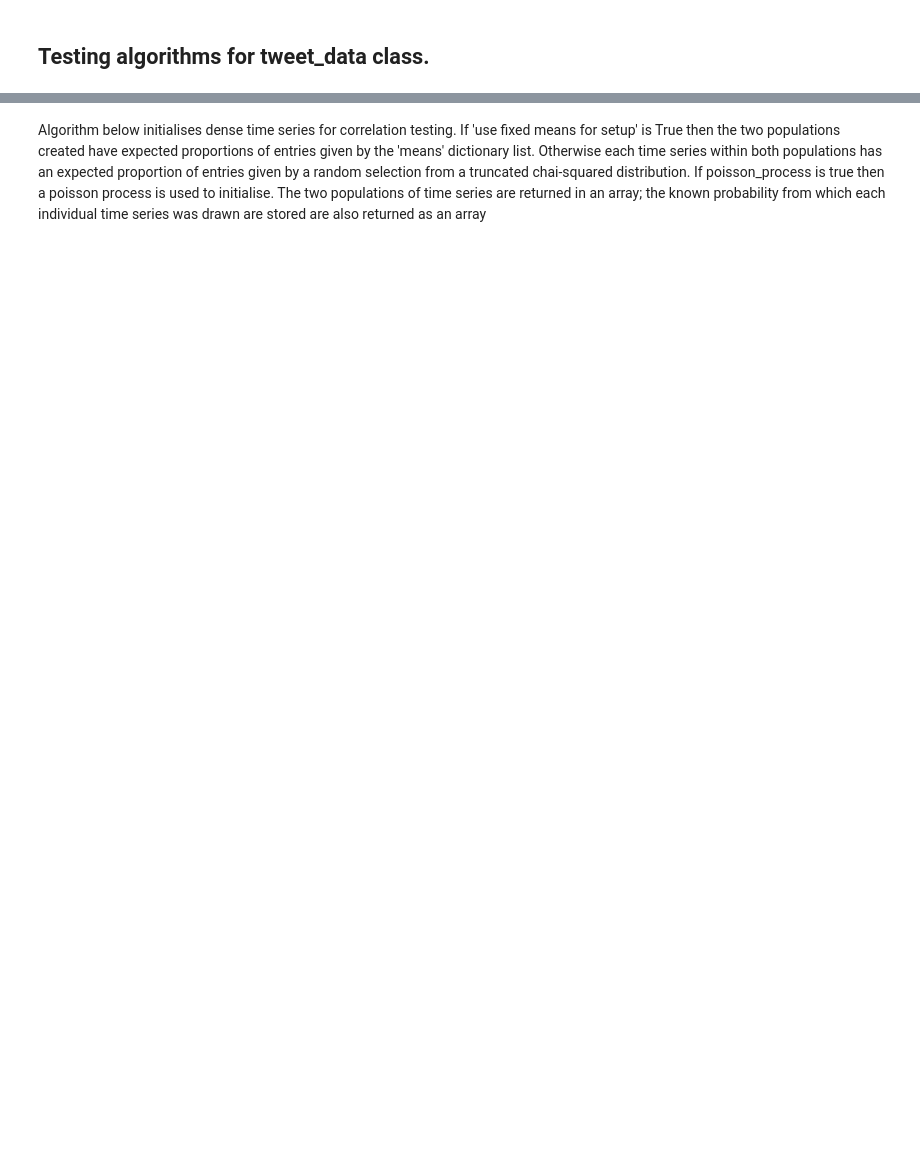
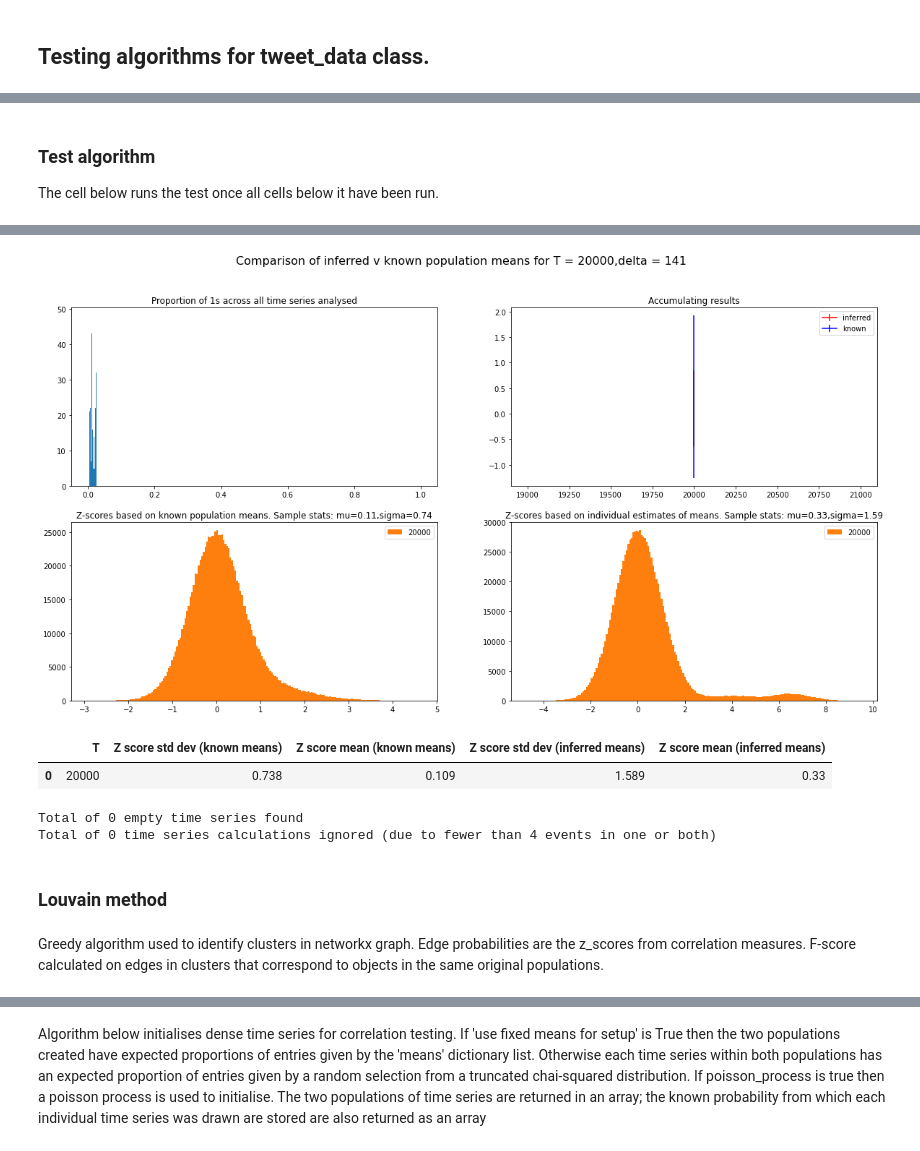
Before and after one commit to owenldennis/Tweet-timings, a Jupyter notebook: src/Tweet_project_tests.ipynb, the cells around one changed output, grey strips where cells are left out. Drawn from its saved outputs; the diff is of its cells as text; code cells hidden in the pictures; blank space fills up the shorter version.

Commit message:
Multiple populations working but not storing results

```diff
--- a/src/Tweet_project_tests.ipynb
+++ b/src/Tweet_project_tests.ipynb
@@ -2,0 +5,69 @@
+# %% [markdown]
+### Test algorithm
+The cell below runs the test once all cells below it have been run.
+# %%
+import pointwise_correlation as pc
+import time_series_correlation as tc
+import numpy as np
+import matplotlib.pyplot as plt
+import pandas as pd
+plt.rcParams['figure.figsize']=[20,10]
+
+pc.SHORT_TIME_SERIES_Z_SCORES = []
+pc.EMPTY_TIME_SERIES_COUNT = 0
+# parameter dictionary
+params_dict = {
+#                'T' : 1000                        # Length of each time series
+                'n' : 5000,                      # How many time series in each population
+               'Use external intialisation' : True,
+#               'Use population means' : True, # Refers to whether correlation calculation is based on pre-determined or measured means
+
+                'Use fixed means for setup' : True, # Refers to whether population(s) taken from given means or chai-squared dist
+                'p1' : 0.1,
+                'p2' : 0.5,            # mean occurences from which populations will be drawn
+
+#               'Test_mode' : False,
+#                'dense' : True,  # only needed for time_series_correlation (obsolete class)
+                'sparse': False # must be false - only dense time series can be analysed
+                    }
+
+# if combining multiple populations, these are the parameters for initialising.
+multiple_population_params={'clusters':20,'mean lag range' : [10,50],'event probability range':[0.001,0.02],
+                            'noise scaling' : 0.5,'pop_sizes':[100,50]}
+multiple_population_params['use fixed means']=params_dict['Use fixed means for setup']
+
+
+
+# decide how to interpret the event probability range and mean lag range
+# 'no interpretation' means the lists are passed as they are and their lengths must match the number of clusters
+# 'given values only' means only the values given can be selected and these will be chosen randomly
+# 'min max' means the values passed are the lower and higher limits and a uniform selection is made
+
+#multiple_population_params['Method to interpret prob ranges']='no interpretation' # this passes the lists directly
+multiple_population_params['Method to interpret prob ranges']=np.random.choice(['given values only','min max'])
+
+
+
+lengths=[20000]  # Which lengths of time series to run the algorithm for
+
+td_to_store,df=compare_inferred_and_known_means(version=pc,xs=lengths,params=params_dict,
+                                    multiple_populations=True,multiple_pop_params=multiple_population_params,
+                                    poisson_process=True,disjoint=False,verbose=True)
+plt.show()
+display(df)
+
+short_ts_data = np.array(pc.SHORT_TIME_SERIES_Z_SCORES)
+print("Total of {0} empty time series found".format(pc.EMPTY_TIME_SERIES_COUNT))
+print("Total of {0} time series calculations ignored (due to fewer than 4 events in one or both)".format(len(short_ts_data)))
+
+if len(short_ts_data):
+    df = pd.DataFrame(list(np.transpose([[min(ts_data[0],ts_data[1]) for ts_data in short_ts_data],list(short_ts_data[:,2])])),
+                      columns = ['Length of short time series','Z score'])
+    print("Z_scores for comparisons involving very short series averaged : {0}".format(np.mean(short_ts_data[:,2])))
+    #plt.plot([min(ts_data[0],ts_data[1]) for ts_data in short_ts_data],short_ts_data[:,2], 'x')
+    #plt.show()
+
+#print("Mean and sigma for the z scores for empty time series are {0} and {1}".format(np.mean(z_scores), np.std(z_scores)))
+#plt.hist(z_scores)
+#print(td_to_store)
+# %% [output]
@@ -3,3 +91,12 @@
+[figure, added]
+|  | T | Z score std dev (known means) | Z score mean (known means) | Z score std dev (inferred means) | Z score mean (inferred means) |
+| 0 | 20000 | 0.738 | 0.109 | 1.589 | 0.33 |
+Total of 0 empty time series found
+Total of 0 time series calculations ignored (due to fewer than 4 events in one or both)
+# %% [markdown]
+### Louvain method
+# %% [markdown]
+Greedy algorithm used to identify clusters in networkx graph.  Edge probabilities are the z_scores from correlation measures.  F-score calculated on edges in clusters that correspond to objects in the same original populations.
 # %%
 import community as community_louvain
 import matplotlib.pyplot as plt
```
Also changed, not shown: parts of 15 cells of this notebook, 2 other files.
